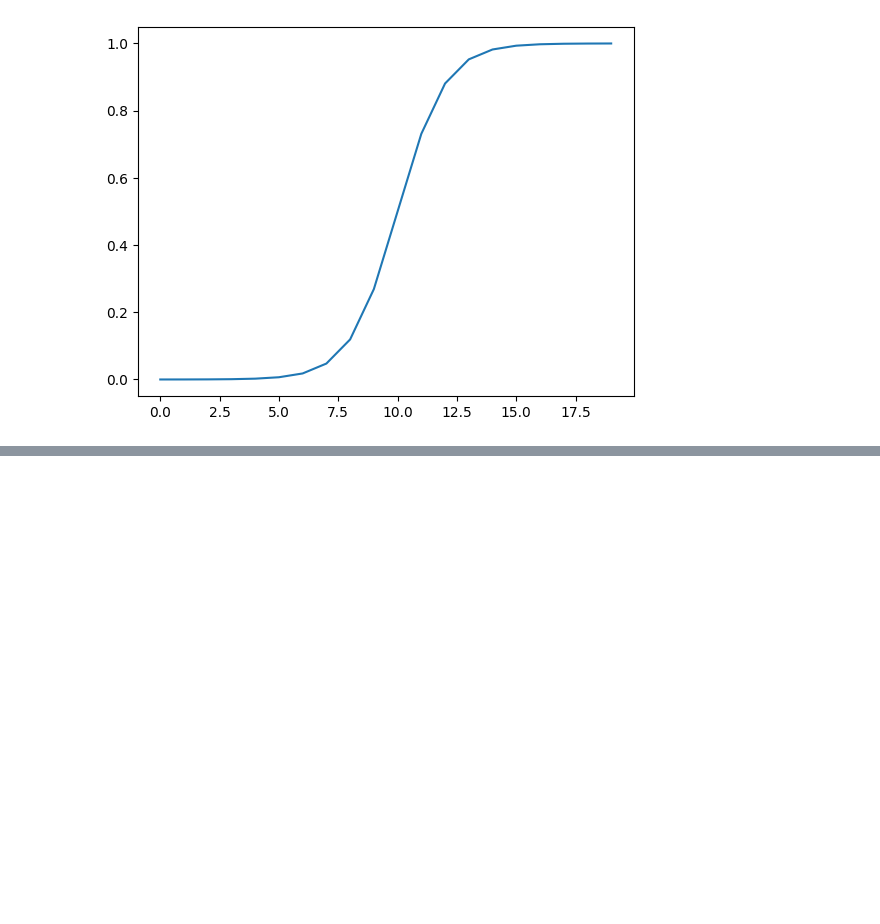
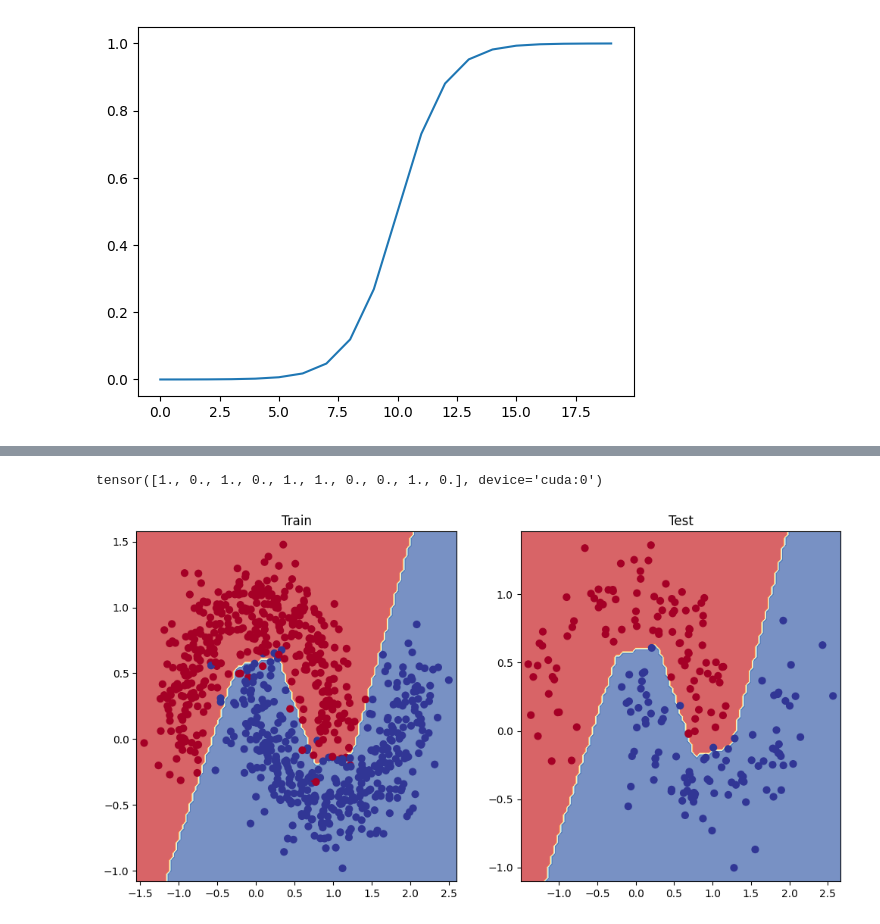
Before and after one commit to PaulBerger56/Pytorch-Course, a Jupyter notebook: 02_python_classification.ipynb, the cells around one changed output, grey strips where cells are left out. Cells and saved outputs as stored; diff of their text form; code cells hidden in the pictures; blank space fills up the shorter version.

```diff
--- a/02_python_classification.ipynb
+++ b/02_python_classification.ipynb
@@ -917,0 +1289,35 @@ plt.plot(sigmoid(A))
+# %%
+torch.manual_seed(42)
+torch.cuda.manual_seed(42)
+
+X_moon_train, y_moon_train = X_moon_train.to(device), y_moon_train.to(device)
+X_moon_test, y_moon_test = X_moon_test.to(device), y_moon_test.to(device)
+
+epochs = 10000
+
+for epoch in range(epochs):
+    model_5.train()
+
+    y_logits = model_5(X_moon_train).squeeze()
+    y_moon_pred = torch.round(torch.sigmoid(y_logits))
+
+    loss = loss_fn(y_logits, y_moon_train)
+    acc = accuracy_fn(y_true=y_moon_train,
+                      y_pred=y_moon_pred)
+
+    optimizer.zero_grad()
+    loss.backward()
+    optimizer.step()
+
+    ### Testing
+    model_5.eval()
+    with torch.inference_mode():
+        test_logits = model_5(X_moon_test).squeeze()
+        test_moon_pred = torch.round(torch.sigmoid(test_logits))
+
+        test_loss = loss_fn(test_logits, y_moon_test)
+        test_acc = accuracy_fn(y_true=y_moon_test,
+                               y_pred=test_moon_pred)
+
+    if epoch % 100 == 0:
+        print(f"Epoch: {epoch} | Loss: {loss:.5f}, Accuracy: {acc:.2f}% | Test Loss: {test_loss:.5f}, Test Accuracy: {test_acc:.2f}%")
@@ -917,0 +1342,17 @@ plt.plot(sigmoid(A))
+# %%
+model_5.eval()
+with torch.inference_mode():
+    y_preds = torch.round(torch.sigmoid(model_5(X_moon_test))).squeeze()
+y_preds[:10]
+# %% [output]
+tensor([1., 0., 1., 0., 1., 1., 0., 0., 1., 0.], device='cuda:0')
+# %%
+plt.figure(figsize=(12, 6))
+plt.subplot(1, 2, 1)
+plt.title("Train")
+plot_decision_boundary(model_5, X_moon_train, y_moon_train) # model_1 = no non-linearity
+plt.subplot(1, 2, 2)
+plt.title("Test")
+plot_decision_boundary(model_5, X_moon_test, y_moon_test) # model_3 = has non-linearity
+# %% [output]
+[figure, added]
```
Also changed, not shown: parts of 46 cells of this notebook.
